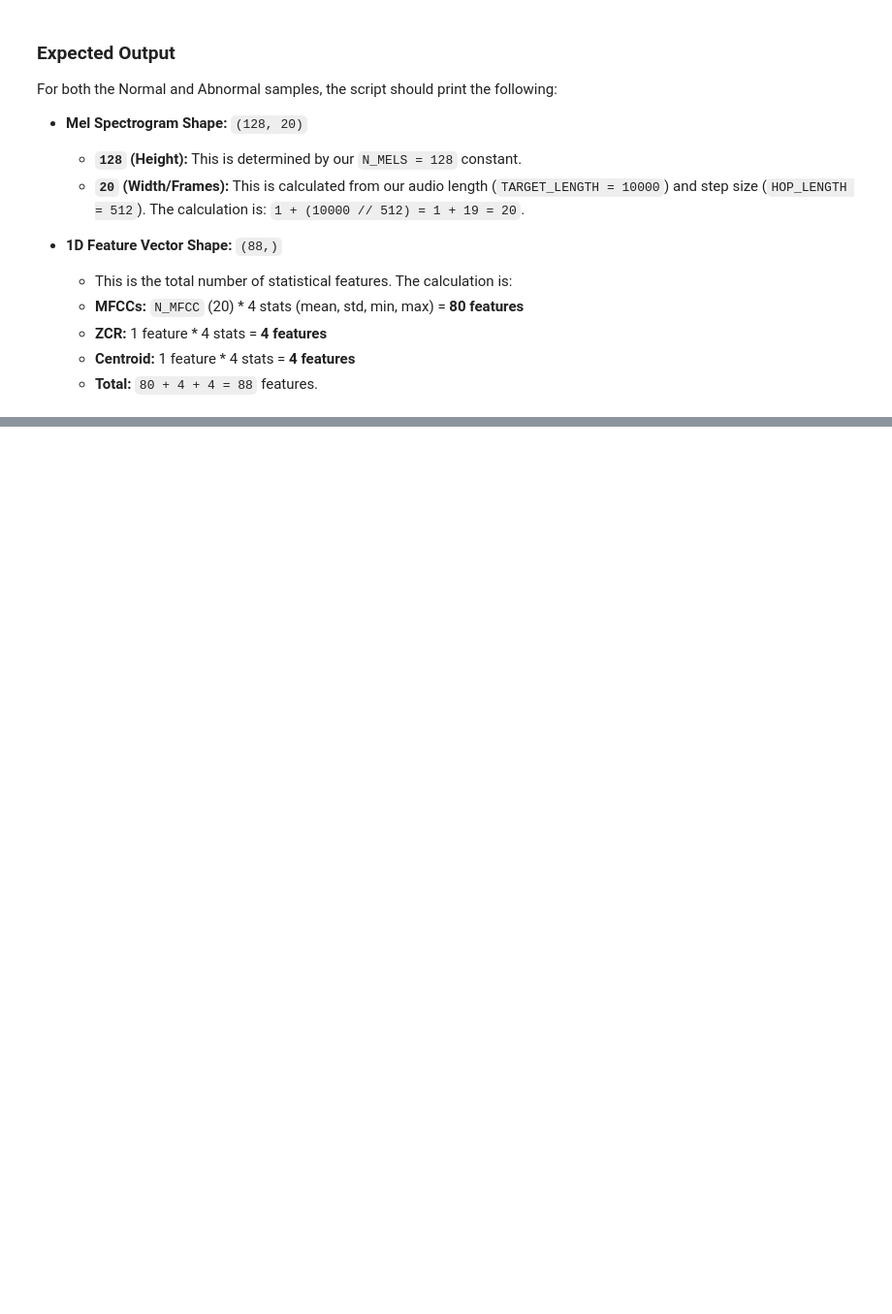
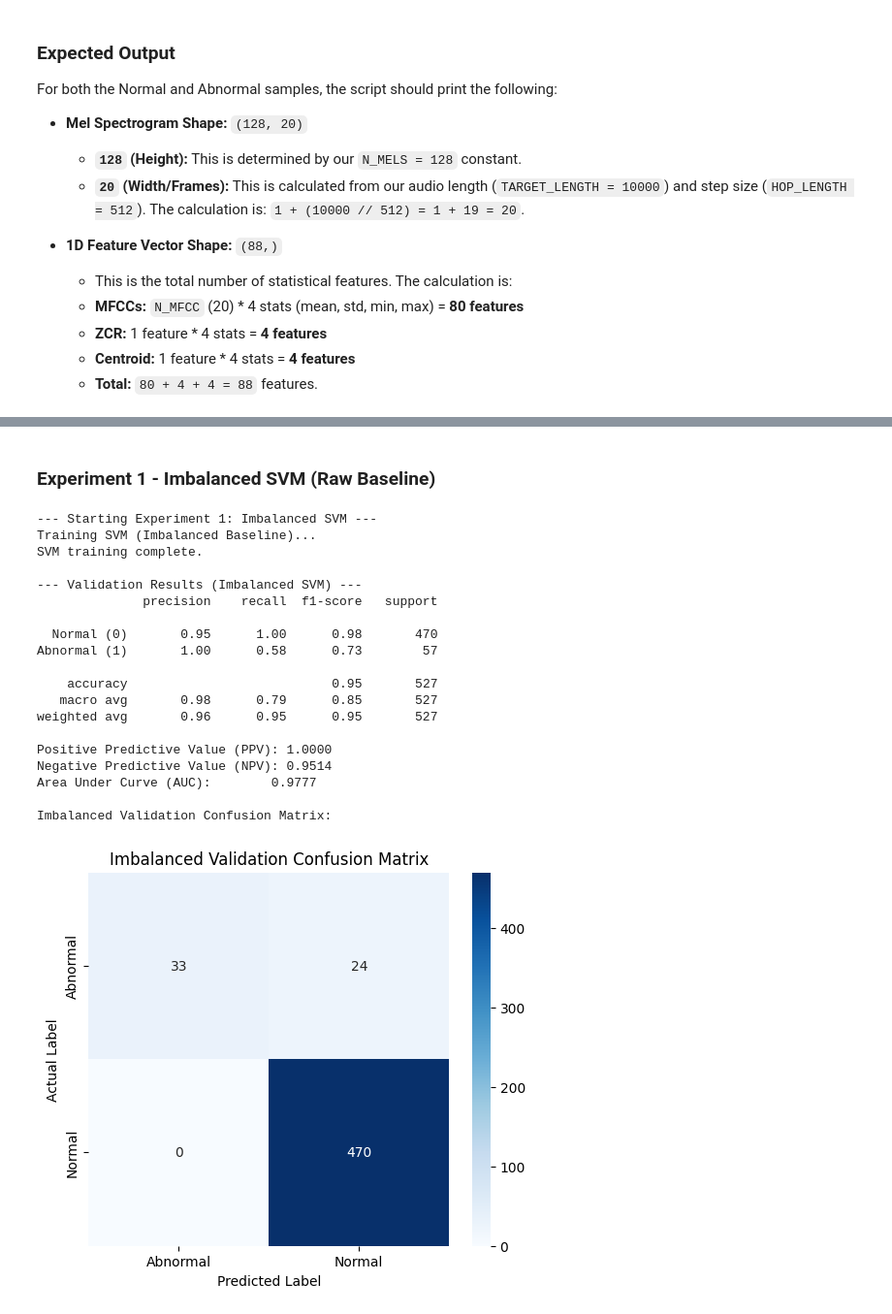
Before and after one commit to aliyanshaikh7/CAD_PCG_Detection, a Jupyter notebook: CAD_PCG_Detection.ipynb, the cells around one changed output, grey strips where cells are left out. Shown at 97% size. Drawn from its saved outputs; the diff is of its cells as text; code cells hidden in the pictures; blank space fills up the shorter version.

Commit message:
finished working on baseline svm, need to explore different pre-processing techniques to find the best techniques

```diff
--- a/CAD_PCG_Detection.ipynb
+++ b/CAD_PCG_Detection.ipynb
@@ -1304,0 +1717,76 @@ if not df_train.empty:
+# %% [markdown]
+### Experiment 1 - Imbalanced SVM (Raw Baseline)
+# %%
+import seaborn as sns
+import matplotlib.pyplot as plt
+from sklearn.metrics import confusion_matrix
+
+def plot_confusion_matrix(y_true, y_pred, title):
+  """
+  Plots a confusion matrix using the Seaborn library
+  """
+
+  cm = confusion_matrix(y_true, y_pred, labels=[1,0])
+
+  plt.figure(figsize=(6, 5))
+  sns.heatmap(cm, annot=True, fmt='d', cmap='Blues',
+              xticklabels = ['Abnormal', 'Normal'],
+              yticklabels = ['Abnormal', 'Normal'])
+  plt.title(title)
+  plt.xlabel('Predicted Label')
+  plt.ylabel('Actual Label')
+  plt.show()
+# %%
+from sklearn.svm import SVC
+from sklearn.metrics import classification_report, ConfusionMatrixDisplay, confusion_matrix, roc_auc_score
+from sklearn.preprocessing import StandardScaler
+
+print("--- Starting Experiment 1: Imbalanced SVM ---")
+scaler_imbalanced = StandardScaler()
+X_train_imbalanced_scaled = scaler_imbalanced.fit_transform(X_train_orig)
+
+X_val_scaled = scaler_imbalanced.transform(X_val_orig)
+
+print("Training SVM (Imbalanced Baseline)...")
+svm_imbalanced = SVC(kernel='rbf', C=1.0, probability=True, random_state=42)
+svm_imbalanced.fit(X_train_imbalanced_scaled, y_train_orig)
+print("SVM training complete.")
+
+y_pred_val_imbalanced = svm_imbalanced.predict(X_val_scaled)
+y_prob_val_imbalanced = svm_imbalanced.predict_proba(X_val_scaled)[:, 1]
+
+print("\n--- Validation Results (Imbalanced SVM) ---")
+print(classification_report(y_val_orig, y_pred_val_imbalanced, target_names=['Normal (0)', 'Abnormal (1)']))
+
+tn, fp, fn, tp = confusion_matrix(val_y_orig, y_pred_val_imbalanced, labels=[0, 1]).ravel()
+ppv = tp / (tp + fp) if (tp + fp) > 0 else 0
+npv = tn / (tn + fn) if (tn + fn) > 0 else 0
+auc = roc_auc_score(val_y_orig, y_prob_val_imbalanced)
+print(f"Positive Predictive Value (PPV): {ppv:.4f}")
+print(f"Negative Predictive Value (NPV): {npv:.4f}")
+print(f"Area Under Curve (AUC):        {auc:.4f}")
+
+print("\nImbalanced Validation Confusion Matrix:")
+
+plot_confusion_matrix(val_y_orig, y_pred_val_imbalanced, title='Imbalanced Validation Confusion Matrix')
+# %% [output]
+--- Starting Experiment 1: Imbalanced SVM ---
+Training SVM (Imbalanced Baseline)...
+SVM training complete.
+
+--- Validation Results (Imbalanced SVM) ---
+              precision    recall  f1-score   support
+
+  Normal (0)       0.95      1.00      0.98       470
+Abnormal (1)       1.00      0.58      0.73        57
+
+    accuracy                           0.95       527
+   macro avg       0.98      0.79      0.85       527
+weighted avg       0.96      0.95      0.95       527
+
+Positive Predictive Value (PPV): 1.0000
+Negative Predictive Value (NPV): 0.9514
+Area Under Curve (AUC):        0.9777
+
+Imbalanced Validation Confusion Matrix:
+[figure, added]
```
Also changed, not shown: parts of 47 cells of this notebook.
